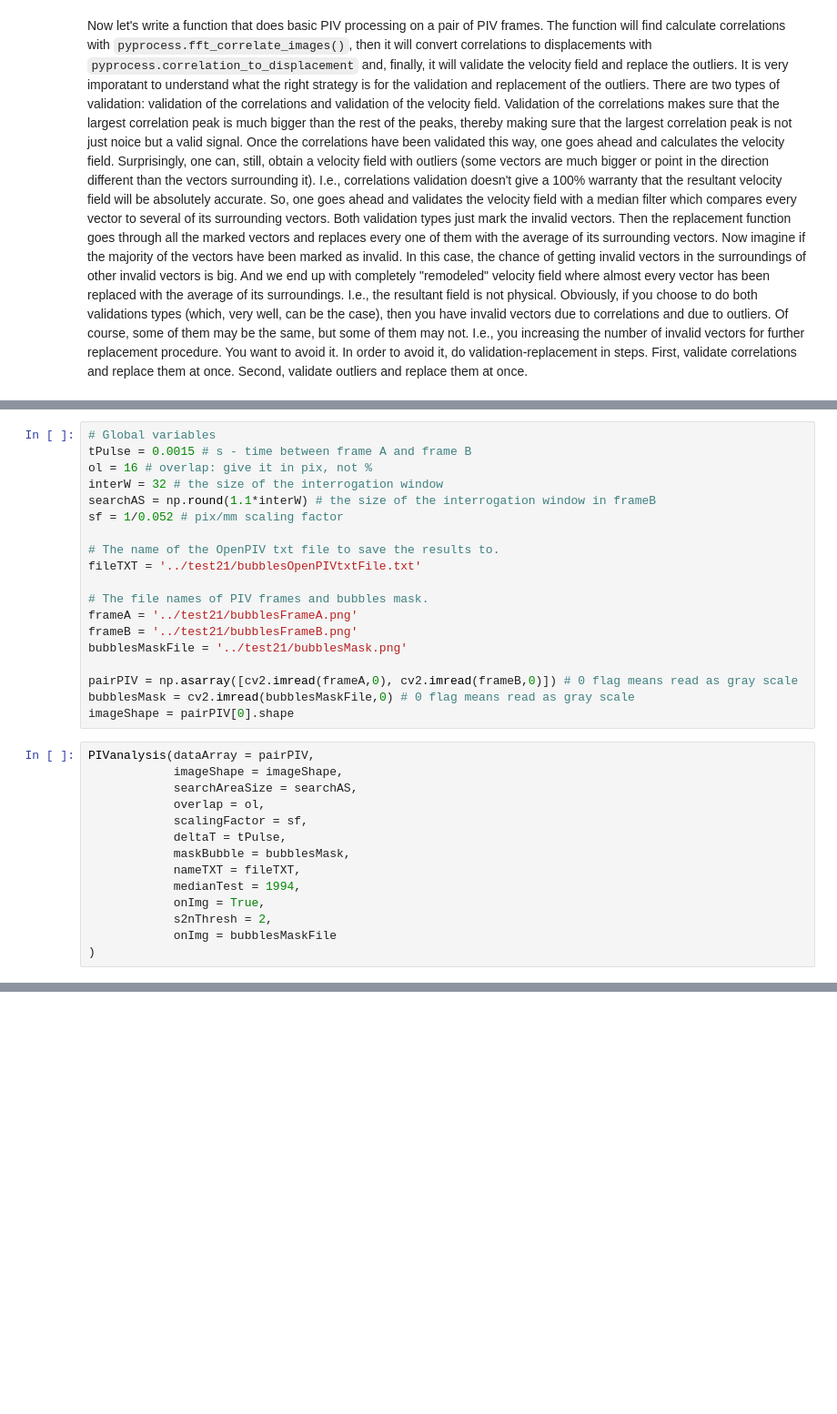
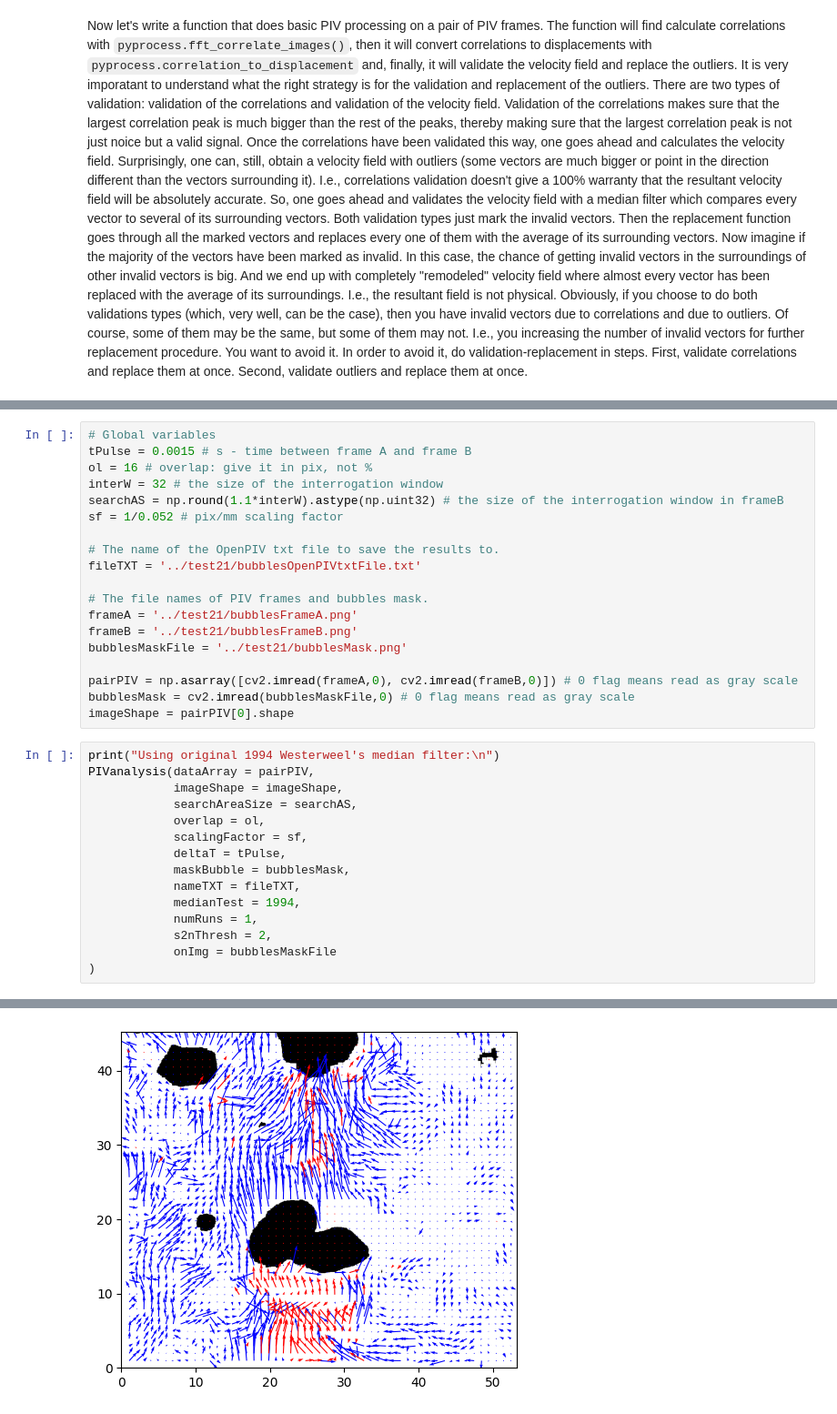
Before and after one commit to OpenPIV/openpiv-python-examples, a Jupyter notebook: notebooks/compare_median_filters.ipynb, the cells around one changed output, grey strips where cells are left out. Shown at 91% size. Cells and saved outputs as stored; diff of their text form; blank space fills up the shorter version.

Commit message:
compare_median_filters.ipynb notebook is completed and is ready for pull request.

```diff
--- a/notebooks/compare_median_filters.ipynb
+++ b/notebooks/compare_median_filters.ipynb
@@ -242,7 +253,7 @@ def PIVanalysis(dataArray,
 tPulse = 0.0015 # s - time between frame A and frame B
 ol = 16 # overlap: give it in pix, not %
 interW = 32 # the size of the interrogation window
-searchAS = np.round(1.1*interW) # the size of the interrogation window in frameB
+searchAS = np.round(1.1*interW).astype(np.uint32) # the size of the interrogation window in frameB
 sf = 1/0.052 # pix/mm scaling factor
 
 # The name of the OpenPIV txt file to save the results to.
@@ -257,6 +268,7 @@ pairPIV = np.asarray([cv2.imread(frameA,0), cv2.imread(frameB,0)]) # 0 flag mean
 bubblesMask = cv2.imread(bubblesMaskFile,0) # 0 flag means read as gray scale
 imageShape = pairPIV[0].shape
 # %%
+print("Using original 1994 Westerweel's median filter:\n")
 PIVanalysis(dataArray = pairPIV,
             imageShape = imageShape,
             searchAreaSize = searchAS,
@@ -266,7 +278,8 @@ PIVanalysis(dataArray = pairPIV,
             maskBubble = bubblesMask,
             nameTXT = fileTXT,
             medianTest = 1994,
-            onImg = True,
+            numRuns = 1,
             s2nThresh = 2,
             onImg = bubblesMaskFile
 )
+# %% [output]
@@ -272,0 +296 @@ PIVanalysis(dataArray = pairPIV,
+[figure, added]
```
Also changed, not shown: parts of 7 cells of this notebook.
